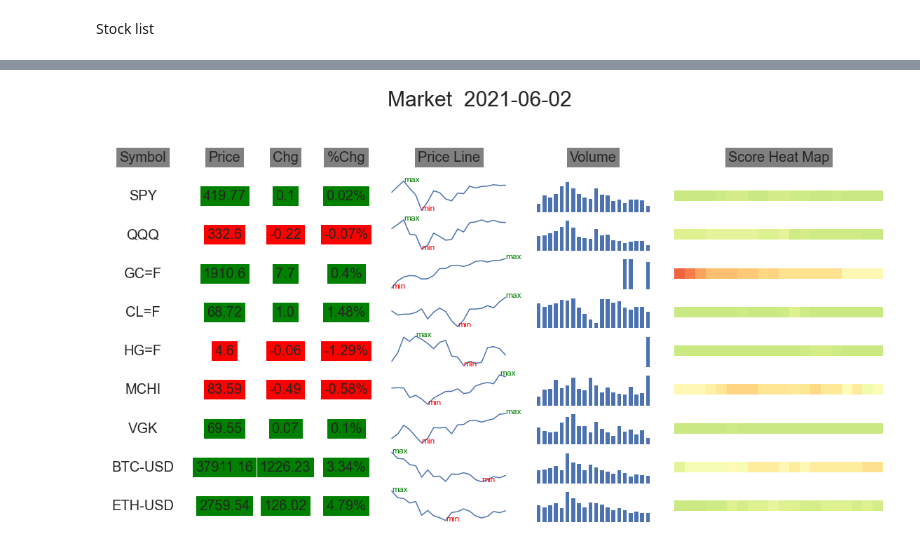
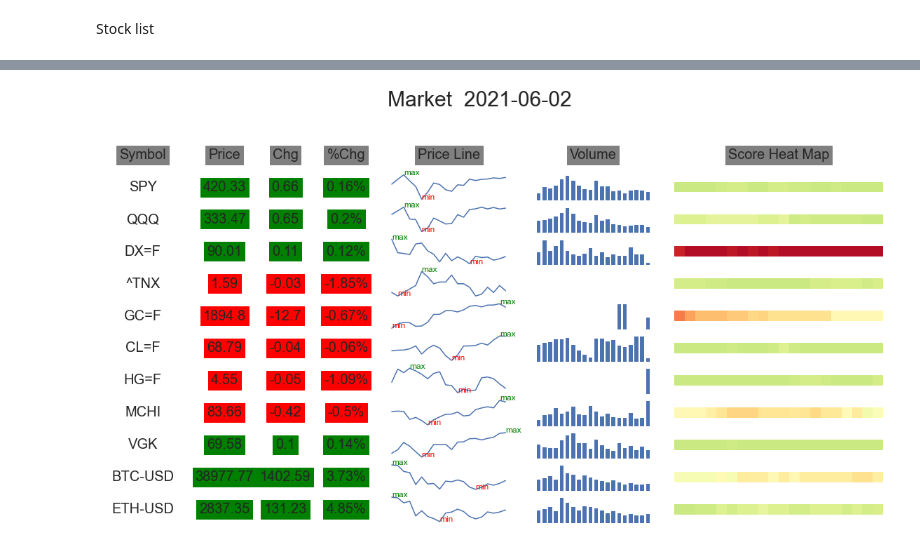
Before and after one commit to YuyuLin1003/stock_analysis, a Jupyter notebook: stock.ipynb, the cells around one changed output, grey strips where cells are left out. Drawn from its saved outputs; the diff is of its cells as text; code cells hidden in the pictures.

```diff
--- a/stock.ipynb
+++ b/stock.ipynb
@@ -307,18 +305,20 @@ plotStockList(watchList, tableTitle="Watch List")
 # %%
 market = [
     Stock('SPY'),
     Stock('QQQ'),
+    Stock('DX=F'),
+    Stock('^TNX'),
     Stock('GC=F'),  # Gold
     Stock('CL=F'),  # Oil
     Stock('HG=F'),  # Copper
     Stock('MCHI'),  # China
     Stock('VGK'),  # EUROP
     Stock('BTC-USD'),
     Stock('ETH-USD')
 ]
 plotStockList(market, 'Market')
 # %% [output]
-[figure, old version]
+[figure, new version]
 # %%
 plotMarkitData()
 # %% [output]
```
Also changed, not shown: parts of 6 cells of this notebook.
